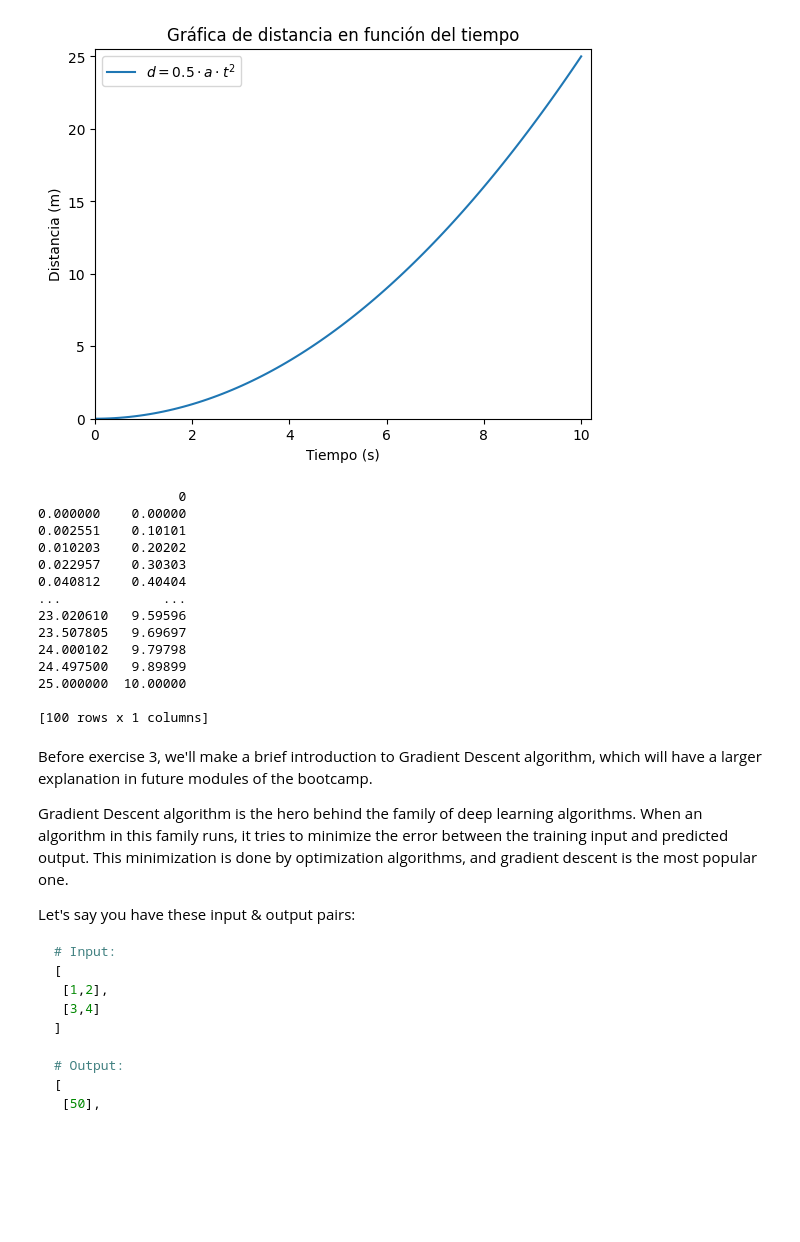
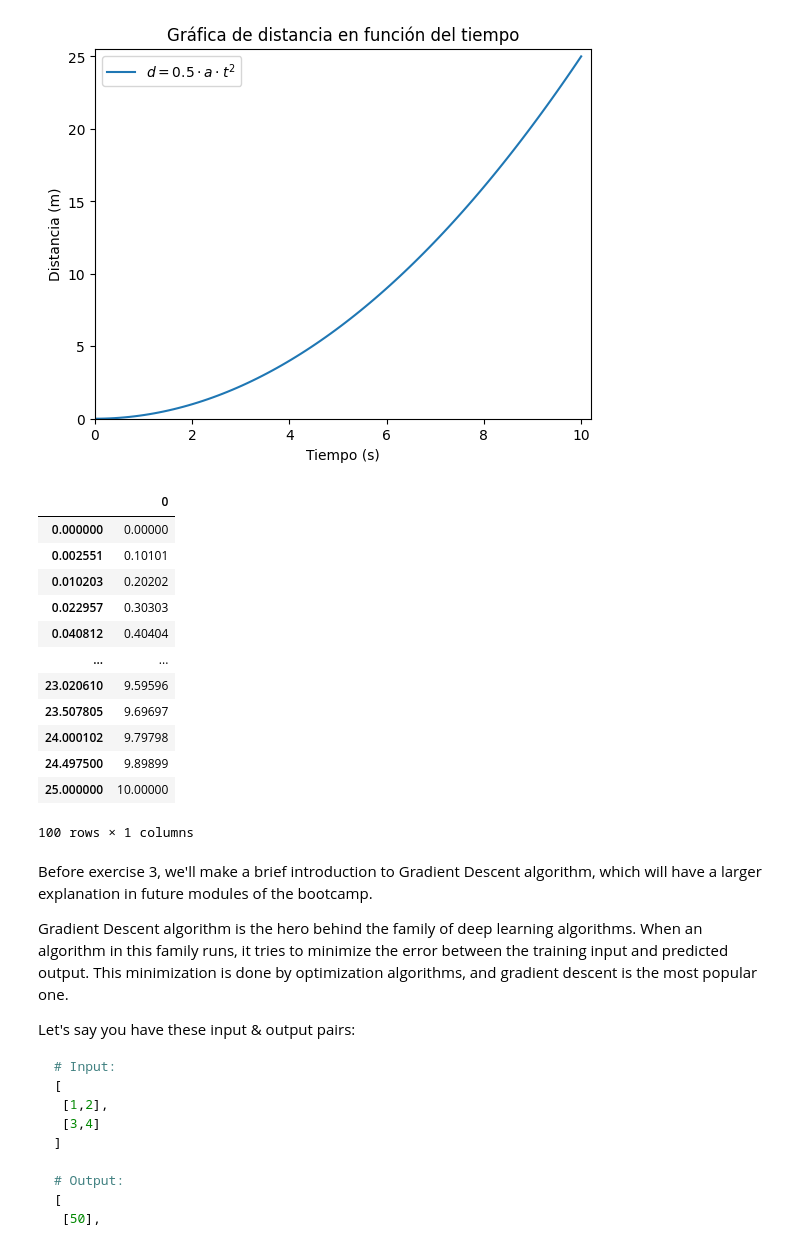
Before and after one commit to ASGAMO-DS/calculus-and-algebra-problems-with-python, a Jupyter notebook: notebook/problems.ipynb, the cells around one changed output. Cells and saved outputs as stored; diff of their text form; code cells hidden in the pictures; blank space fills up the shorter version.

```diff
--- a/notebook/problems.ipynb
+++ b/notebook/problems.ipynb
@@ -101,39 +101,36 @@ plt.show()
 # %%
 # Create a DataFrame
 import numpy as np
 import pandas as pd
 
 # Definir la función cuadrática de distancia
 def distancia(a, t):
     return 0.5 * a * t**2
 
 # Parámetros
 a = 0.5  # Aceleración en m/s²
 t = np.linspace(0, 10, 100)  # Generar 100 valores entre 0 y 10 segundos
 
 # Calcular las distancias
 distancias = distancia(a, t)
 
 # Crear el DataFrame
 df = pd.DataFrame(t,distancia(a,t))
-
-# Mostrar el DataFrame
-print(df)
+df
 # %% [output]
+|  | 0 |
+| 0.000000 | 0.00000 |
+| 0.002551 | 0.10101 |
+| 0.010203 | 0.20202 |
+| 0.022957 | 0.30303 |
+| 0.040812 | 0.40404 |
+| ... | ... |
+| 23.020610 | 9.59596 |
+| 23.507805 | 9.69697 |
+| 24.000102 | 9.79798 |
+| 24.497500 | 9.89899 |
+| 25.000000 | 10.00000 |
-                  0
-0.000000    0.00000
-0.002551    0.10101
-0.010203    0.20202
-0.022957    0.30303
-0.040812    0.40404
-...             ...
-23.020610   9.59596
-23.507805   9.69697
-24.000102   9.79798
-24.497500   9.89899
-25.000000  10.00000
-
-[100 rows x 1 columns]
+100 rows × 1 columns
 # %% [markdown]
 Before exercise 3, we'll make a brief introduction to Gradient Descent algorithm, which will have a larger explanation in future modules of the bootcamp.
 
```
Also changed, not shown: parts of 5 cells of this notebook.
